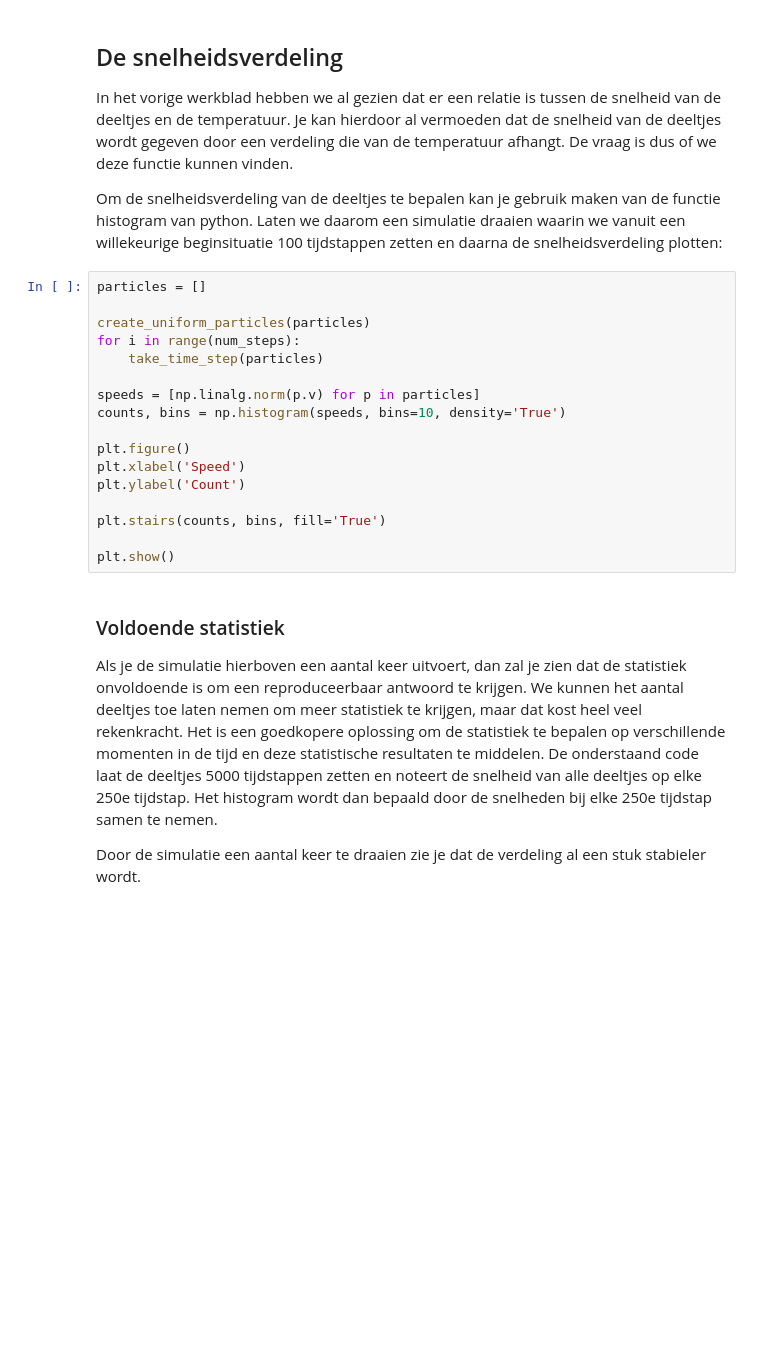
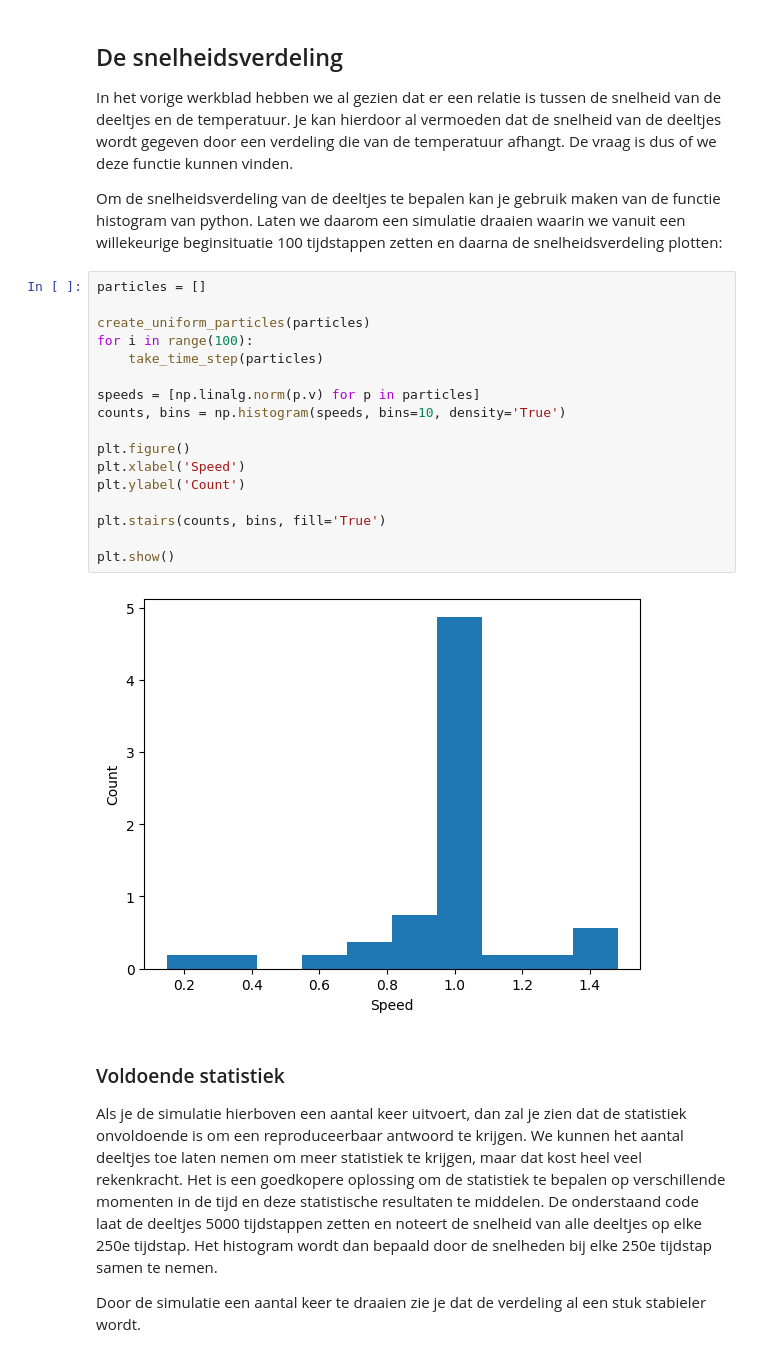
Before and after one commit to Timomloo/tim-george-2, a Jupyter notebook: Content/PySim/6_boltzmann.ipynb, the cells around one changed output. Saved outputs shown, nothing was run; the diff lists cells and outputs as text; blank space fills up the shorter version.

```diff
--- a/Content/PySim/6_boltzmann.ipynb
+++ b/Content/PySim/6_boltzmann.ipynb
@@ -178,20 +201,22 @@ Om de snelheidsverdeling van de deeltjes te bepalen kan je gebruik maken van de
 # %%
 particles = []
 
 create_uniform_particles(particles)
-for i in range(num_steps):
+for i in range(100):
     take_time_step(particles)
 
 speeds = [np.linalg.norm(p.v) for p in particles]
 counts, bins = np.histogram(speeds, bins=10, density='True')
 
 plt.figure()
 plt.xlabel('Speed')
 plt.ylabel('Count')
 
 plt.stairs(counts, bins, fill='True')
 
 plt.show()
+# %% [output]
+[figure, added]
 # %% [markdown]
 ### Voldoende statistiek
 
```
Also changed, not shown: parts of 7 cells of this notebook.
